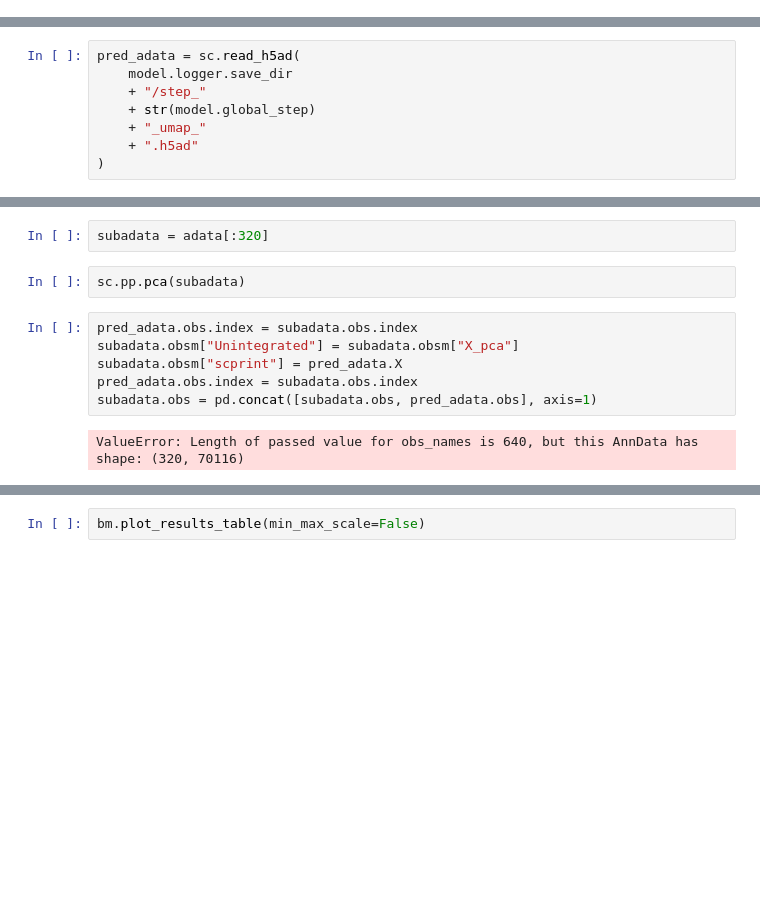
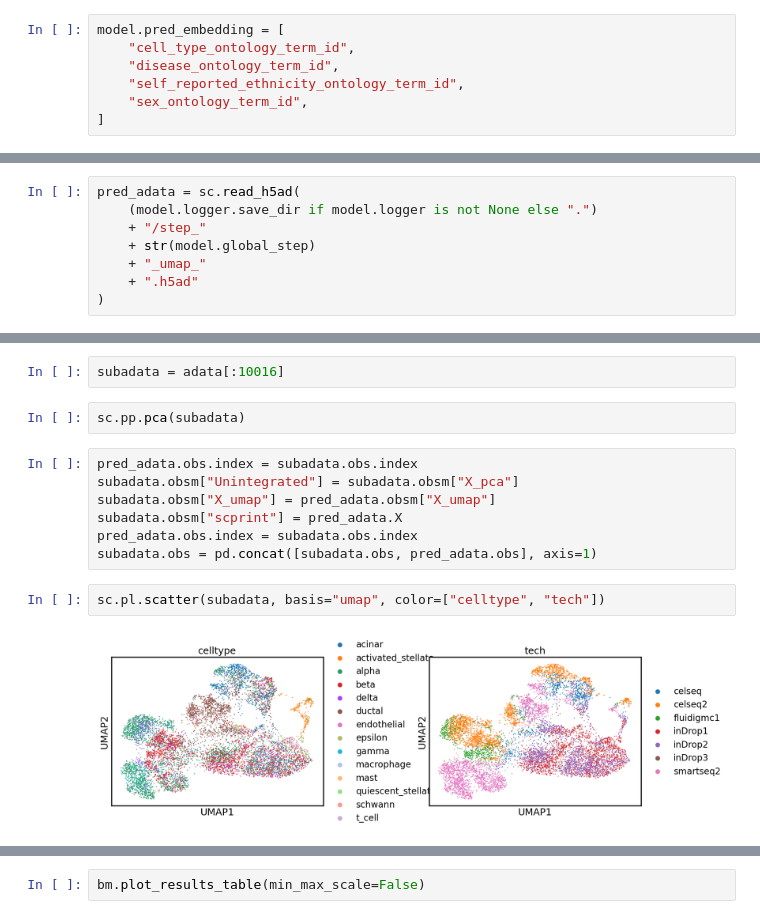
Before and after one commit to jkobject/scPRINT, a Jupyter notebook: notebooks/assessments/embedding_bench_and_task.ipynb, the cells around one changed output, grey strips where cells are left out. Saved outputs shown, nothing was run; the diff lists cells and outputs as text; blank space fills up the shorter version.

```diff
--- a/notebooks/assessments/embedding_bench_and_task.ipynb
+++ b/notebooks/assessments/embedding_bench_and_task.ipynb
@@ -158,3 +178,10 @@ model.labels, model.pred_embedding
+# %%
+model.pred_embedding = [
+    "cell_type_ontology_term_id",
+    "disease_ontology_term_id",
+    "self_reported_ethnicity_ontology_term_id",
+    "sex_ontology_term_id",
+]
 # %%
 adata.obs['tech'].value_counts()
 # %% [output]
@@ -215,7 +253,7 @@ pred_adata.obs
 320 rows × 7 columns
 # %%
 pred_adata = sc.read_h5ad(
-    model.logger.save_dir
+    (model.logger.save_dir if model.logger is not None else ".")
     + "/step_"
     + str(model.global_step)
     + "_umap_"
@@ -224,15 +277,18 @@ pred_adata = sc.read_h5ad(
 # %%
-subadata = adata[:320]
+subadata = adata[:10016]
 # %%
 sc.pp.pca(subadata)
 # %%
 pred_adata.obs.index = subadata.obs.index
 subadata.obsm["Unintegrated"] = subadata.obsm["X_pca"]
+subadata.obsm["X_umap"] = pred_adata.obsm["X_umap"]
 subadata.obsm["scprint"] = pred_adata.X
 pred_adata.obs.index = subadata.obs.index
 subadata.obs = pd.concat([subadata.obs, pred_adata.obs], axis=1)
-# %% [output]
-ValueError: Length of passed value for obs_names is 640, but this AnnData has shape: (320, 70116)
+# %%
+sc.pl.scatter(subadata, basis="umap", color=["celltype", "tech"])
+# %% [output]
+[figure, added]
 # %%
 bm = Benchmarker(
     subadata,
```
Also changed, not shown: parts of 12 cells of this notebook, 21 other files.
